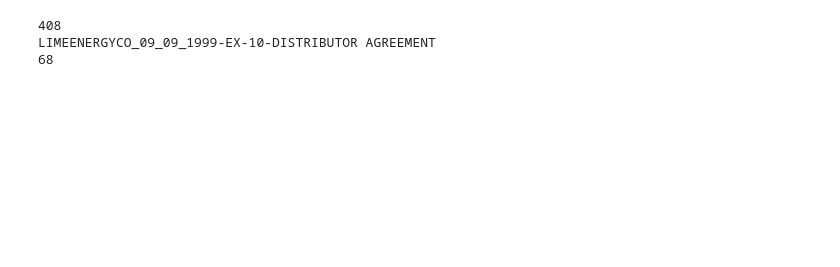
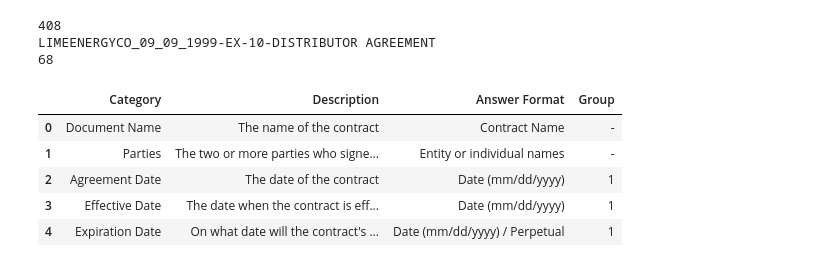
Before and after one commit to Break-Through-Tech/Accenture-1D-contract-review-challenge, a Jupyter notebook: 01_EDA.ipynb, the cells around one changed output. Cells and saved outputs as stored; diff of their text form; code cells hidden in the pictures; blank space fills up the shorter version.

```diff
--- a/01_EDA.ipynb
+++ b/01_EDA.ipynb
@@ -16 +17,14 @@ Already up to date.
+# %%
+
+
+root_dir = "." # needs to be changed when working in Colab...
+
+with open(f"{root_dir}/data/cuad/train_separate_questions.json") as f:
+  data = json.load(f)
+
+categories_df = pd.read_csv(f"{root_dir}/data/cuad/category_descriptions.csv")
+
+# Stripping prefixes from each entry:
+categories_df.rename(columns={"Category (incl. context and answer)": "Category"}, inplace=True)
+categories_df = categories_df.apply(lambda col: col.astype(str).str.removeprefix(col.name).str.lstrip(": "))
 # %%
@@ -31,3 +36,12 @@ print(len(data["data"][0]["paragraphs"][0]["qas"]))
 408
 LIMEENERGYCO_09_09_1999-EX-10-DISTRIBUTOR AGREEMENT
 68
+# %%
+categories_df.head()
+# %% [output]
+|  | Category | Description | Answer Format | Group |
+| 0 | Document Name | The name of the contract | Contract Name | - |
+| 1 | Parties | The two or more parties who signe... | Entity or individual names | - |
+| 2 | Agreement Date | The date of the contract | Date (mm/dd/yyyy) | 1 |
+| 3 | Effective Date | The date when the contract is eff... | Date (mm/dd/yyyy) | 1 |
+| 4 | Expiration Date | On what date will the contract's ... | Date (mm/dd/yyyy) / Perpetual | 1 |
```
Also changed, not shown: parts of 18 cells of this notebook, 1 other file.
